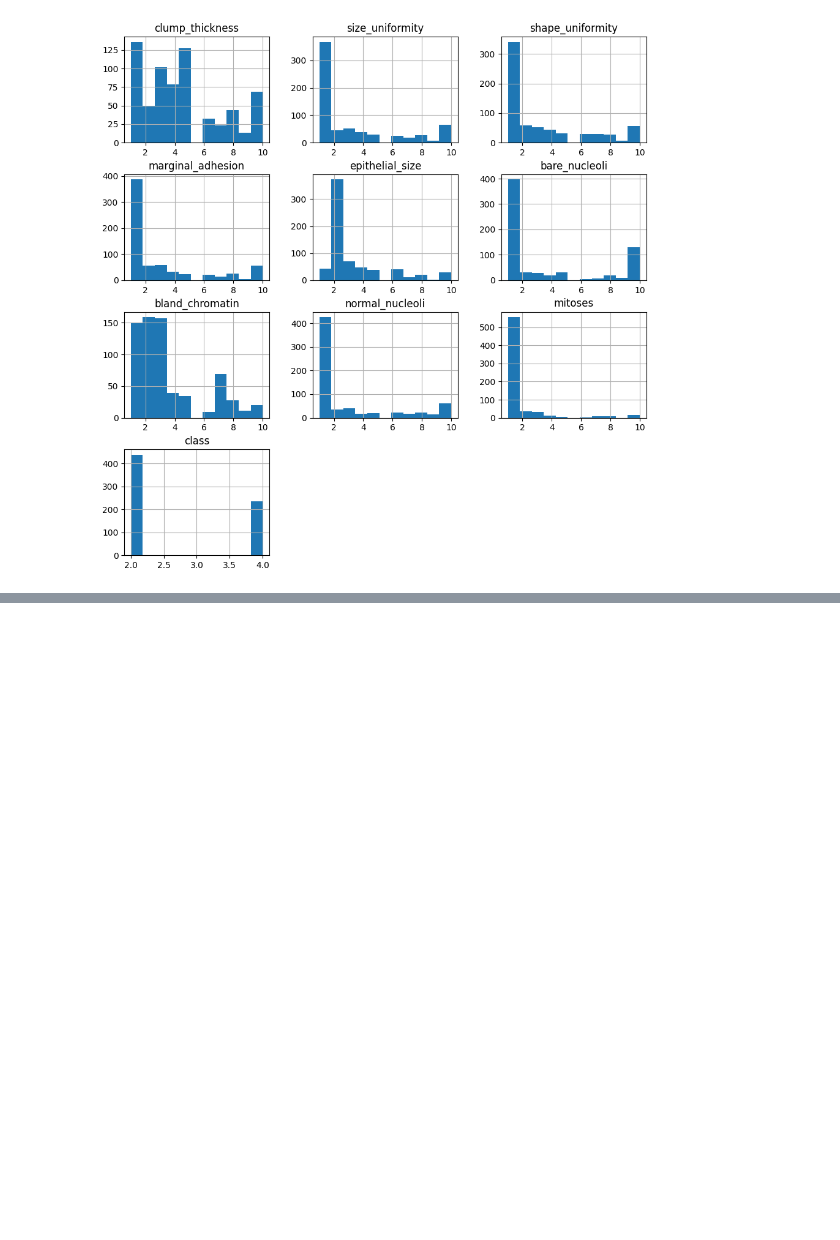
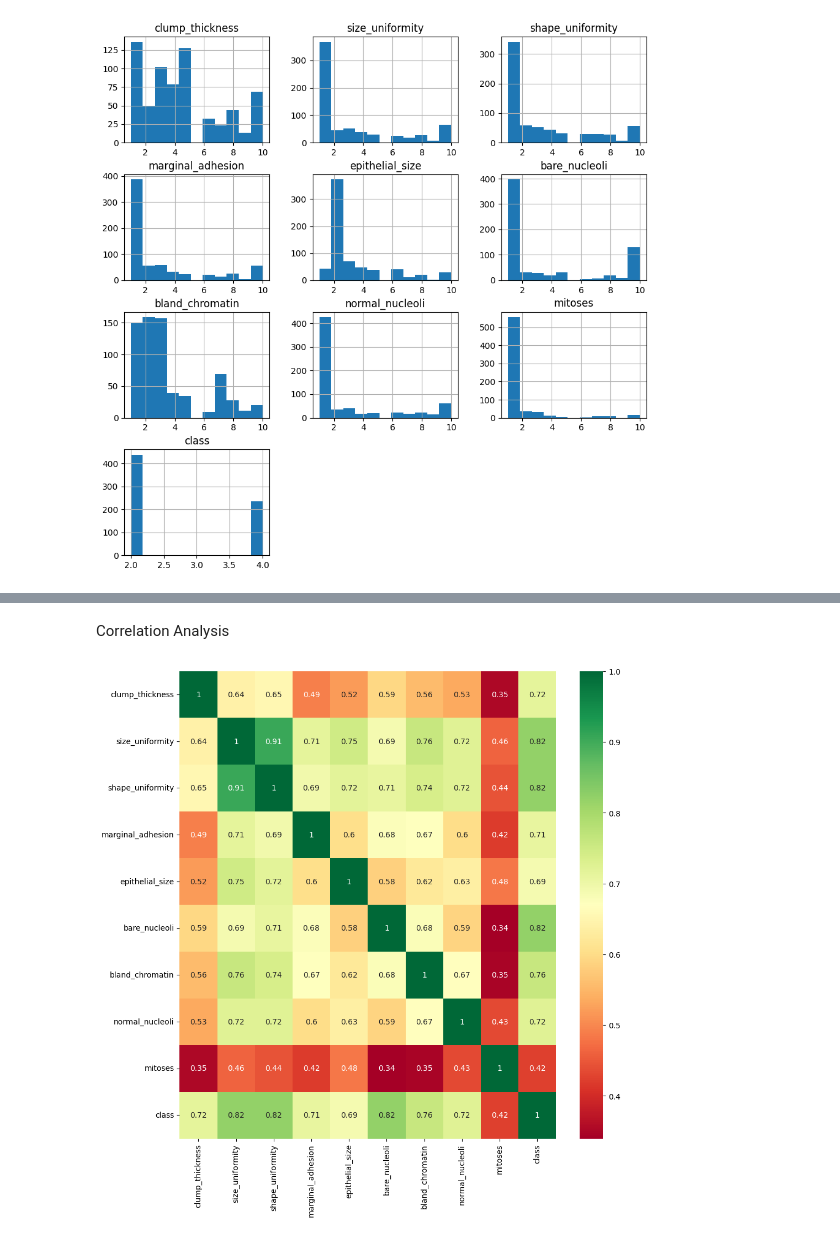
Before and after one commit to ecembostancioglu/breast_cancer_ml, a Jupyter notebook: breast_cancer.ipynb, the cells around one changed output, grey strips where cells are left out. Cells and saved outputs as stored; diff of their text form; code cells hidden in the pictures; blank space fills up the shorter version.

Commit message:
Correlation Analysis

```diff
--- a/breast_cancer.ipynb
+++ b/breast_cancer.ipynb
@@ -152,0 +176,10 @@ plt.show()
+# %% [markdown]
+Correlation Analysis
+# %%
+corr=df.corr()
+top_corr_features=corr.index
+plt.figure(figsize=(11,11))
+#Heatmap
+g=sns.heatmap(df[top_corr_features].corr(),annot=True,cmap='RdYlGn')
+# %% [output]
+[figure, added]
```
Also changed, not shown: parts of 1 cell of this notebook.
